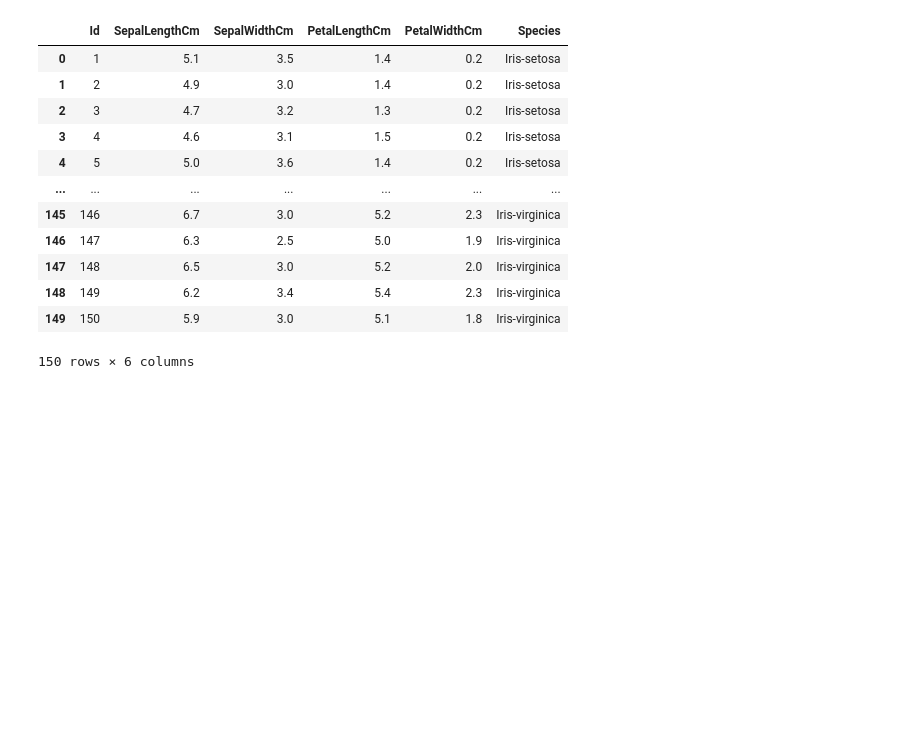
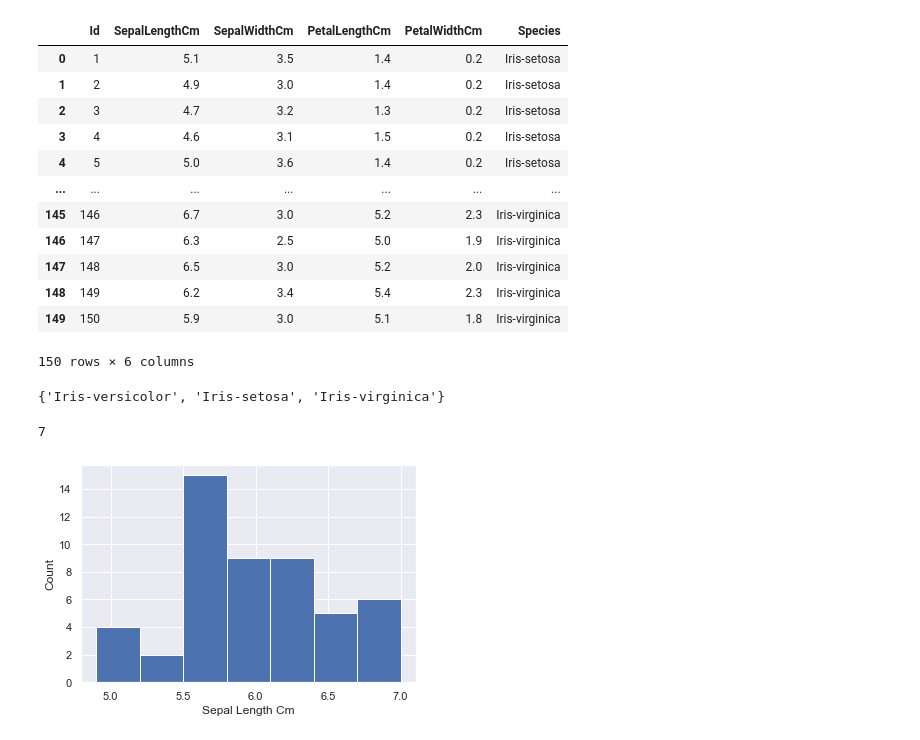
Before and after one commit to aalouane/Statistical-in-Python, a Jupyter notebook: Statistical Thinking in Python/Chapter 1.ipynb, the cells around one changed output. Cells and saved outputs as stored; diff of their text form; code cells hidden in the pictures; blank space fills up the shorter version.

```diff
--- a/Statistical Thinking in Python/Chapter 1.ipynb
+++ b/Statistical Thinking in Python/Chapter 1.ipynb
@@ -236,3 +236,26 @@ iris
 | 148 | 149 | 6.2 | 3.4 | 5.4 | 2.3 | Iris-virginica |
 | 149 | 150 | 5.9 | 3.0 | 5.1 | 1.8 | Iris-virginica |
 150 rows × 6 columns
+# %%
+print(set(iris.Species))
+# %% [output]
+{'Iris-versicolor', 'Iris-setosa', 'Iris-virginica'}
+# %%
+versicolor_sepal_length = iris[iris['Species'] == 'Iris-versicolor']['SepalLengthCm']
+# %%
+# bins
+n_data = len(versicolor_sepal_length)
+n_bins = np.sqrt(n_data)
+n_bins = int(n_bins)
+print(n_bins)
+
+plt.hist(versicolor_sepal_length, bins=n_bins)
+
+# labels
+plt.xlabel('Sepal Length Cm')
+plt.ylabel('Count')
+
+plt.show()
+# %% [output]
+7
+[figure, added]
```
Also changed, not shown: parts of 4 cells of this notebook, 1 other file.
